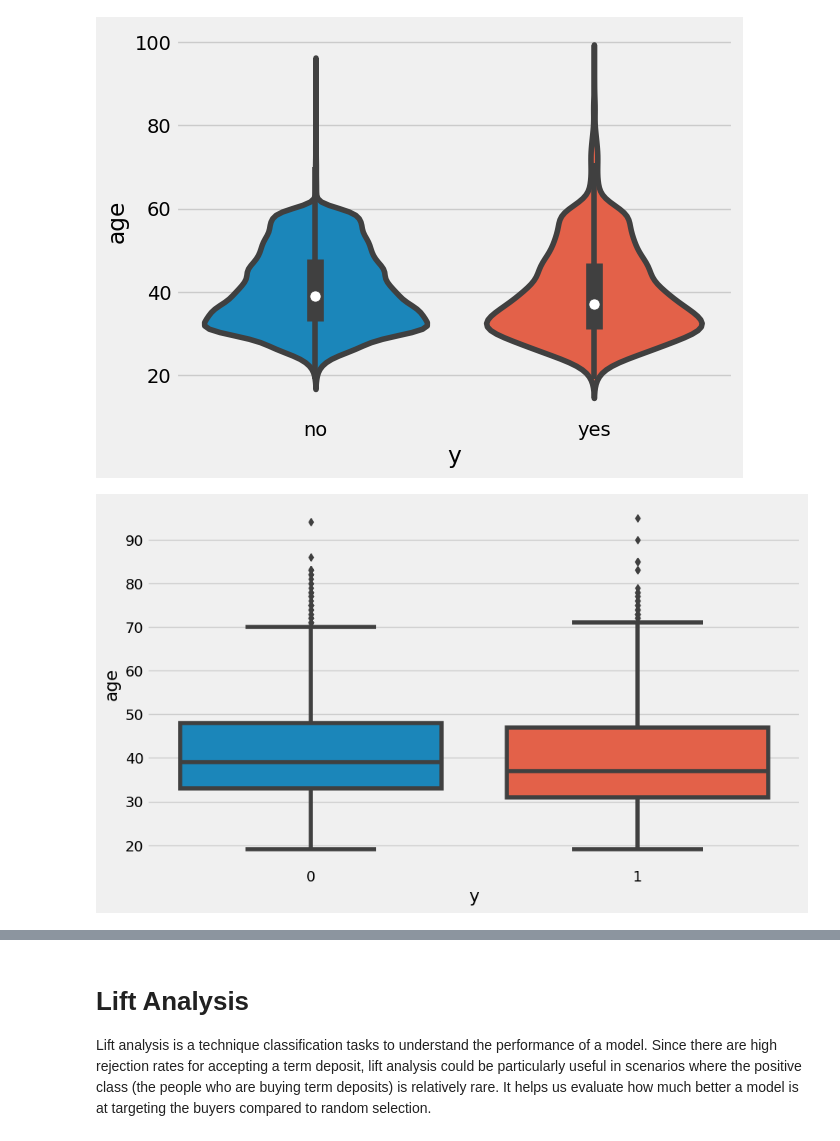
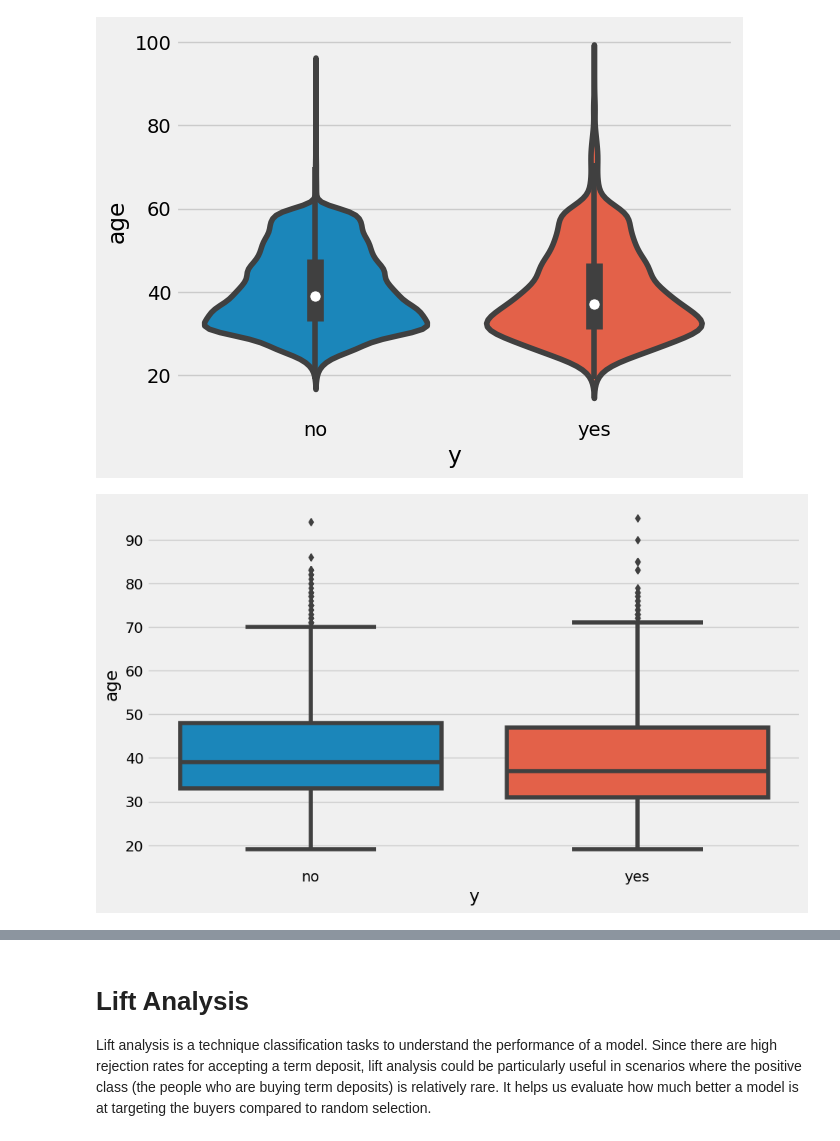
Before and after one commit to JideOkesanjo/JvwzPchMzoFGWGVY, a Jupyter notebook: Apziva_project_2.ipynb, the cells around one changed output, grey strips where cells are left out. Saved outputs shown, nothing was run; the diff lists cells and outputs as text; code cells hidden in the pictures.

```diff
--- a/Apziva_project_2.ipynb
+++ b/Apziva_project_2.ipynb
@@ -86,5 +107,4 @@ dtype: int64
 # %% [markdown]
 There appears to be high rejection rates for a term deposits. Knowing why this is so could be valuable in knowing which people would be more likely to open a term deposit.
 # %%
-df.loc[df['y'] == 'no', 'y'] = 0
-df.loc[df['y'] == 'yes', 'y'] = 1
+df['y'] = df['y'].map({'no': 0, 'yes': 1})
@@ -137,7 +176,8 @@ plt.show()
 [figure]
 # %%
 plt.figure(figsize=(10, 6))
-sns.boxplot(x='y', y='age', data=df)
+ax = sns.boxplot(x='y', y='age', data=df)
+ax.set_xticklabels(['no', 'yes'])
 plt.show()
 # %% [output]
-[figure, old version]
+[figure, new version]
```
Also changed, not shown: parts of 61 cells of this notebook.
